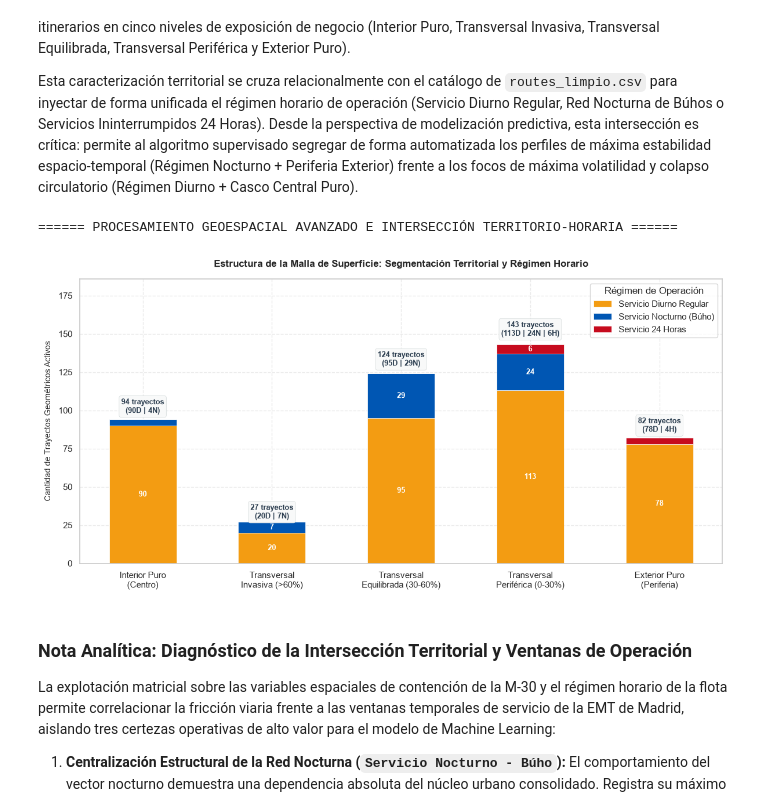
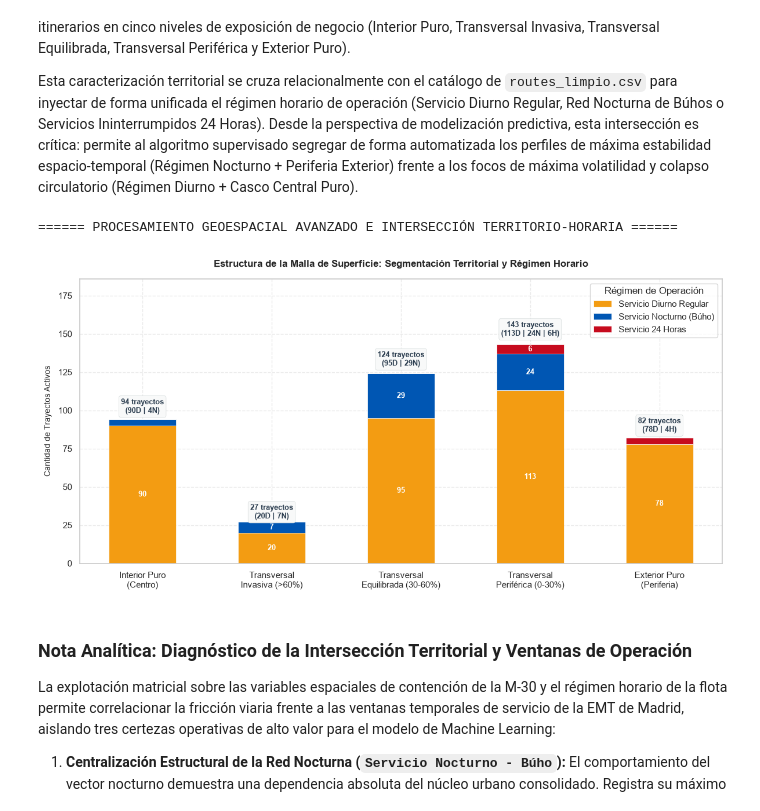
Before and after one commit to HerasDuarte/Proyecto_puntualidad_emt, a Jupyter notebook: notebooks/03_EDA_shapes.ipynb, the cells around one changed output. Cells and saved outputs as stored; diff of their text form; code cells hidden in the pictures.

```diff
--- a/notebooks/03_EDA_shapes.ipynb
+++ b/notebooks/03_EDA_shapes.ipynb
@@ -639,35 +639,35 @@ else:
                 texto_cima += f" | {h}H"
             texto_cima += ")"
 
             # Ajuste de posición (total * 1.03) para que la caja no solape con el tope de la barra roja
             ax.text(
                 i,
                 total * 1.03,
                 texto_cima,
                 ha='center',
                 va='bottom',
                 weight='bold',
                 fontsize=9,
                 color='#2C3E50',
                 bbox=dict(boxstyle="round,pad=0.3", fc="#F8F9F9", ec="#D5DBDB", lw=0.5)
             )
 
         plt.title('Estructura de la Malla de Superficie: Segmentación Territorial y Régimen Horario', fontsize=12, weight='bold', pad=15)
-        plt.ylabel('Cantidad de Trayectos Geométricos Activos', fontsize=10, labelpad=8)
+        plt.ylabel('Cantidad de Trayectos Activos', fontsize=10, labelpad=8)
         plt.xlabel('')
 
         # Ampliación del límite del eje Y para evitar el solapamiento de cajas y descubrir la franja roja
         plt.ylim(0, totales_columnas.max() * 1.30)
 
         plt.legend(title='Régimen de Operación', loc='upper right', frameon=True)
         plt.tight_layout()
         plt.show()
 
     except Exception as e:
         print(f"Error crítico al ejecutar la intersección geoespacial local: {e}")
 # %% [output]
 ====== PROCESAMIENTO GEOESPACIAL AVANZADO E INTERSECCIÓN TERRITORIO-HORARIA ======
-[figure, old version]
+[figure, new version]
 # %% [markdown]
 ### Nota Analítica: Diagnóstico de la Intersección Territorial y Ventanas de Operación
 
```
